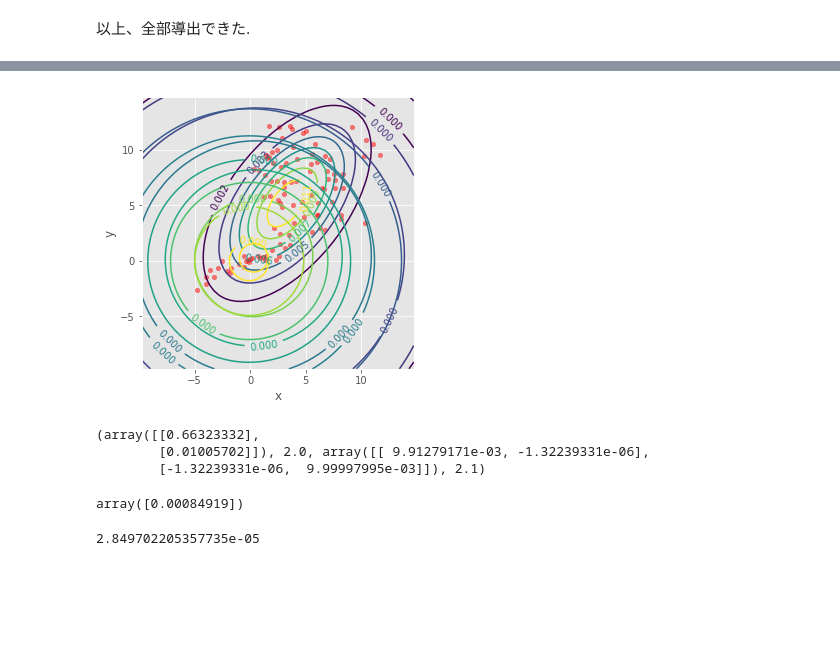
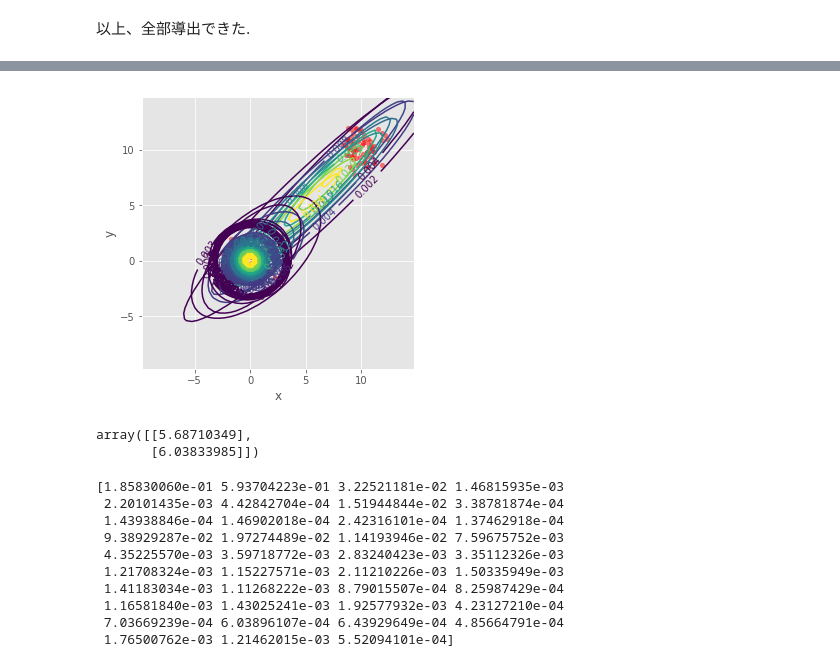
Before and after one commit to kazufusa/til, a Jupyter notebook: 20180826_Lin_2013/readme.ipynb, the cells around one changed output, grey strips where cells are left out. Saved outputs shown, nothing was run; the diff lists cells and outputs as text; code cells hidden in the pictures; blank space fills up the shorter version.

```diff
--- a/20180826_Lin_2013/readme.ipynb
+++ b/20180826_Lin_2013/readme.ipynb
@@ -610,19 +578,22 @@ X.plot(kind='scatter', x='x', y='y', ax=ax, color='red', alpha=0.5).set_aspect('
-# %%
-plot(X)
-# %% [output]
-[figure, removed]
-# %%
-eq16_1(x[:,0:1], np.array([[1.]]), 0, 0, m_0, beta_0, nu_0, W_0)
-# %% [output]
-(array([[0.66323332],
-        [0.01005702]]), 2.0, array([[ 9.91279171e-03, -1.32239331e-06],
-        [-1.32239331e-06,  9.99997995e-03]]), 2.1)
-# %%
-_mu_k, _beta_k, _W_k, _nu_k = eq16_2(x[:,1:2], np.array([[1.]]), 0, 0, m_0, beta_0, nu_0, W_0)
-eq15_1(1, D, x[:,1:2], _mu_k, _beta_k, _nu_k, _W_k)
-# %% [output]
-array([0.00084919])
-# %%
-eq15_2(1, D, x[:,1:2], m_0, beta_0, nu_0, W_0)
-# %% [output]
-2.849702205357735e-05
+# %%
+plot(pd.DataFrame(x[:, 0:i].T, columns=['x', 'y']))
+# %% [output]
+[figure, added]
+# %%
+mu_k[0]
+# %% [output]
+array([[5.68710349],
+       [6.03833985]])
+# %%
+print(rho.sum(axis=0)[0:K]/100)
+# %% [output]
+[1.85830060e-01 5.93704223e-01 3.22521181e-02 1.46815935e-03
+ 2.20101435e-03 4.42842704e-04 1.51944844e-02 3.38781874e-04
+ 1.43938846e-04 1.46902018e-04 2.42316101e-04 1.37462918e-04
+ 9.38929287e-02 1.97274489e-02 1.14193946e-02 7.59675752e-03
+ 4.35225570e-03 3.59718772e-03 2.83240423e-03 3.35112326e-03
+ 1.21708324e-03 1.15227571e-03 2.11210226e-03 1.50335949e-03
+ 1.41183034e-03 1.11268222e-03 8.79015507e-04 8.25987429e-04
+ 1.16581840e-03 1.43025241e-03 1.92577932e-03 4.23127210e-04
+ 7.03669239e-04 6.03896107e-04 6.43929649e-04 4.85664791e-04
+ 1.76500762e-03 1.21462015e-03 5.52094101e-04]
```
Also changed, not shown: parts of 10 cells of this notebook.
